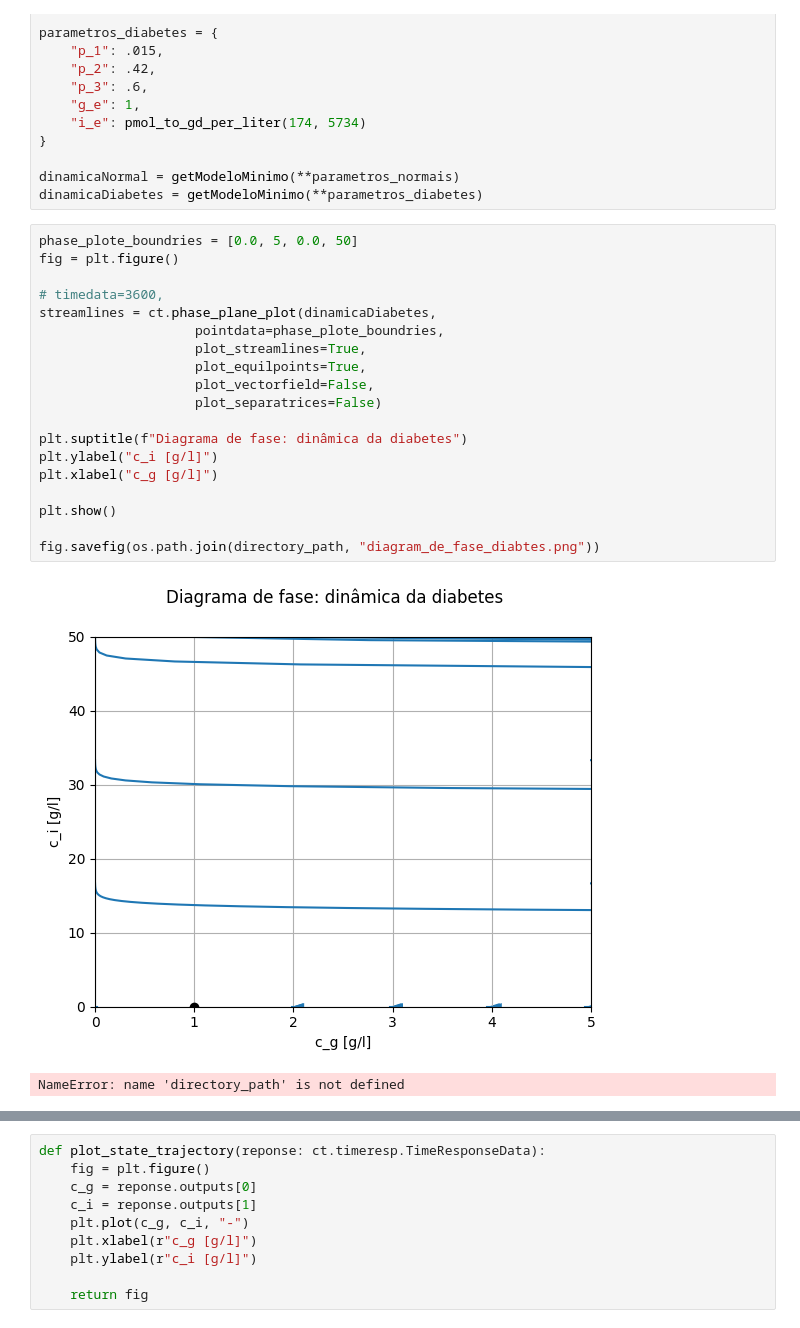
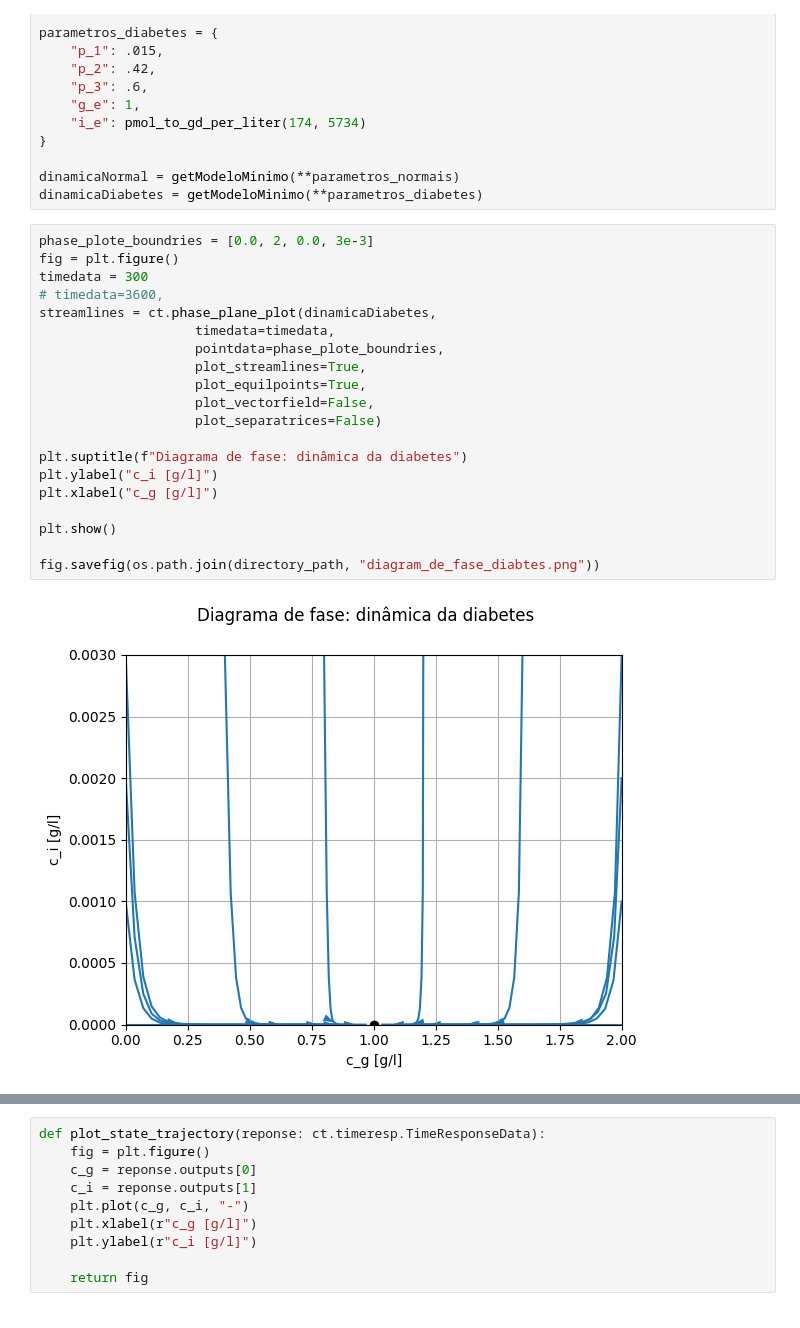
Before and after one commit to mtsz-thiago/TrabalhoDeModelagem, a Jupyter notebook: simulações.ipynb, the cells around one changed output, grey strips where cells are left out. Cells and saved outputs as stored; diff of their text form.

```diff
--- a/simulações.ipynb
+++ b/simulações.ipynb
@@ -97,27 +91,27 @@ parametros_diabetes = {
 dinamicaNormal = getModeloMinimo(**parametros_normais)
 dinamicaDiabetes = getModeloMinimo(**parametros_diabetes)
 # %%
-phase_plote_boundries = [0.0, 5, 0.0, 50]
+phase_plote_boundries = [0.0, 2, 0.0, 3e-3]
 fig = plt.figure()
-
+timedata = 300
 # timedata=3600,
 streamlines = ct.phase_plane_plot(dinamicaDiabetes,
+                    timedata=timedata,
                     pointdata=phase_plote_boundries,
                     plot_streamlines=True,
                     plot_equilpoints=True,
                     plot_vectorfield=False,
                     plot_separatrices=False)
 
 plt.suptitle(f"Diagrama de fase: dinâmica da diabetes")
 plt.ylabel("c_i [g/l]")
 plt.xlabel("c_g [g/l]")
 
 plt.show()
 
 fig.savefig(os.path.join(directory_path, "diagram_de_fase_diabtes.png"))
 # %% [output]
-[figure, old version]
+[figure, new version]
-NameError: name 'directory_path' is not defined
 # %%
 # timedata=3600,
 streamlines = ct.phase_plane_plot(dinamicaNormal,
```
Also changed, not shown: parts of 11 cells of this notebook, 6 other files.
